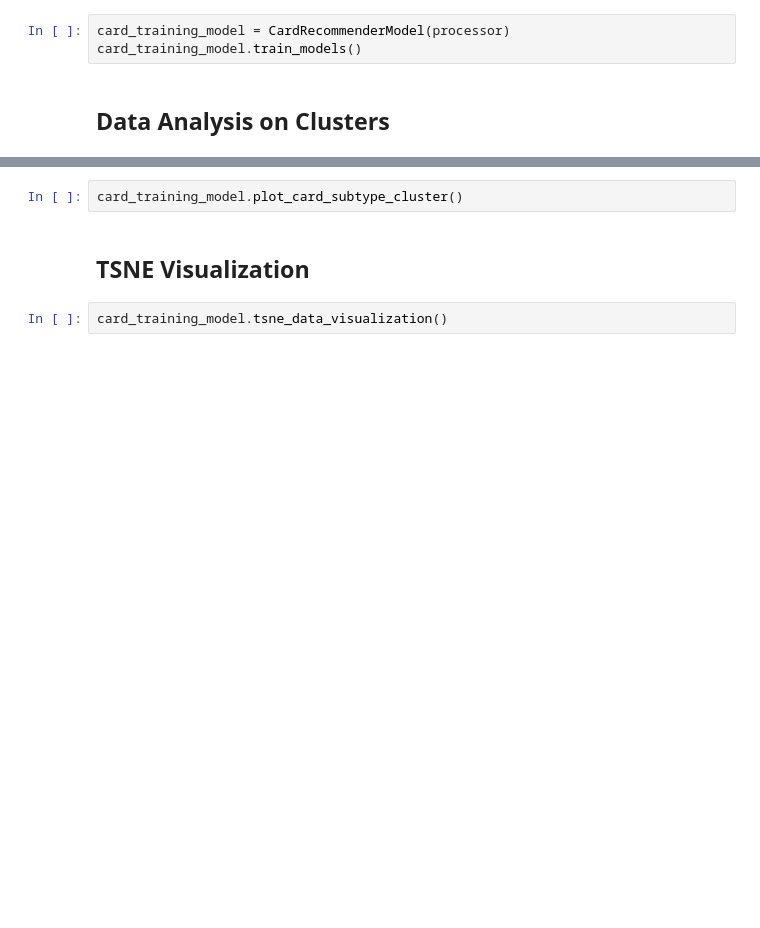
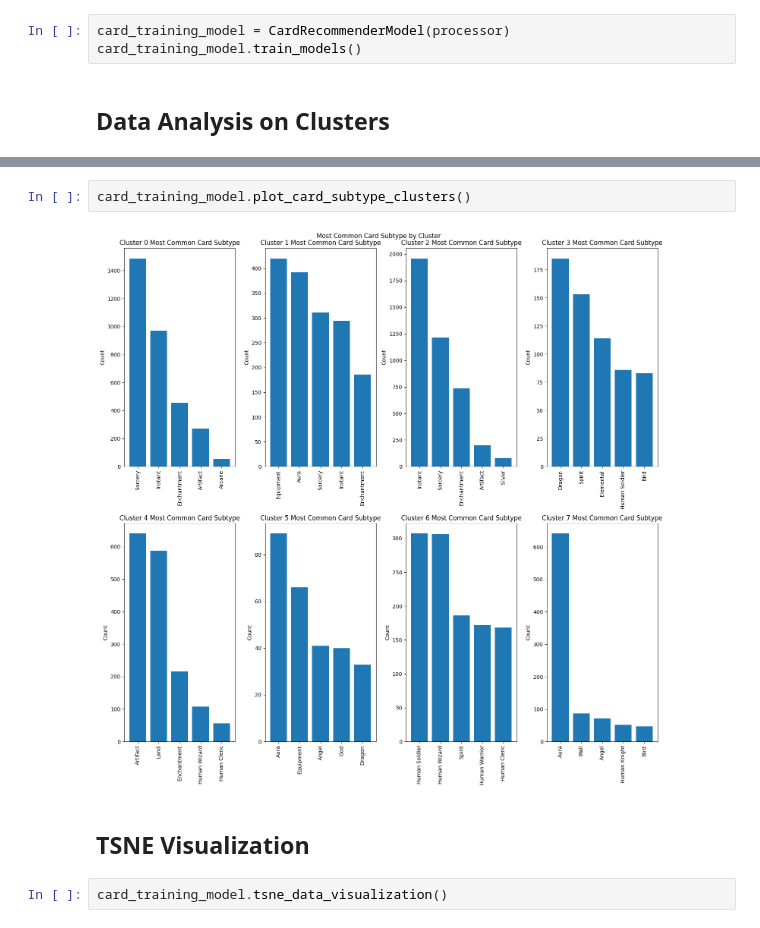
Before and after one commit to blh119/MTG_Scryfall_App, a Jupyter notebook: Card Recommeder Notebook.ipynb, the cells around one changed output, grey strips where cells are left out. Saved outputs shown, nothing was run; the diff lists cells and outputs as text; blank space fills up the shorter version.

```diff
--- a/Card Recommeder Notebook.ipynb
+++ b/Card Recommeder Notebook.ipynb
@@ -944,5 +981,7 @@ AttributeError: 'CardRecommenderModel' object has no attribute 'card_type_cluste
 # %%
-card_training_model.plot_card_subtype_cluster()
+card_training_model.plot_card_subtype_clusters()
+# %% [output]
+[figure, added]
 # %% [markdown]
 ## TSNE Visualization
 # %%
```
Also changed, not shown: parts of 25 cells of this notebook.
